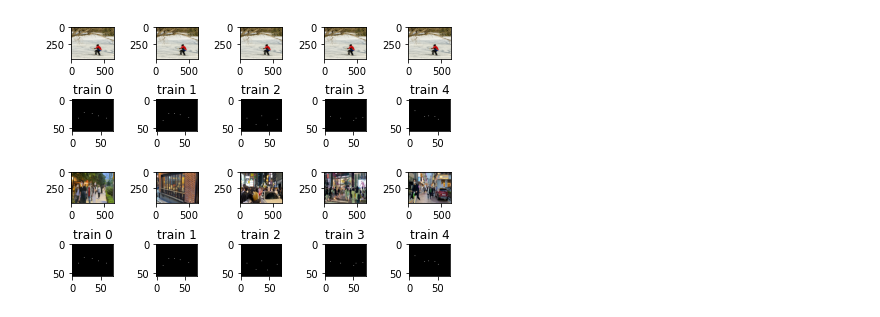
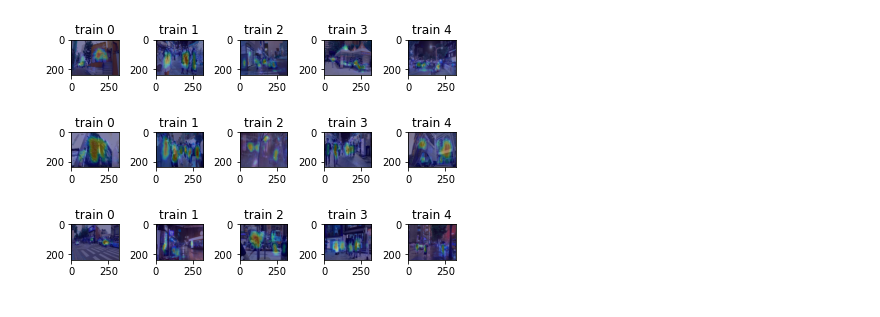
Before and after one commit to yunminjin2/HAF, a Jupyter notebook: train.ipynb, the cells around one changed output. Saved outputs shown, nothing was run; the diff lists cells and outputs as text; code cells hidden in the pictures.

```diff
--- a/train.ipynb
+++ b/train.ipynb
@@ -117,5 +123,5 @@ train_loader =  DataLoader(dataset = trainDataset, batch_size=BATCH_SIZE, shuffl
 # %%
-model = NN.FocusNN3()
+model = NN.FocusNN()
 model = torch.nn.DataParallel(model)
 model.to(device)
 
@@ -216,46 +242,58 @@ Epoch: 12       Training Loss: 40.34438
 # %%
-
-fig, ax = plt.subplots(4, 5)
+fig, ax = plt.subplots(3, 5)
 
 
 for i in range(5):
     randId = int(random.random() * len(trainDataset))
     trainData = trainDataset[randId]
-    preTrainData = preTrainDataset[randId]
     img = trainData[0]
-    pre_img = preTrainData[0]
-    focus = trainData[1]
-    preFocus = preTrainDataset[1]
 
-    data = torch.tensor(pre_img)
+
+    data = torch.tensor(img)
     data = data.permute(2, 0, 1)[None,...]
     data = data.to(device, non_blocking=True).long().float()
-    predictions = model(data).cpu().detach().numpy()[0]
+    predictions = model(data)[0].cpu().detach().numpy()[0]
 
 
-    data2 = torch.tensor(img)
-    data2 = data2.permute(2, 0, 1)[None,...]
-    data2 = data2.to(device, non_blocking=True).long().float()
-    predictions2 = model(data2).cpu().detach().numpy()[0]
+    heatImg = util.cvt2Heatmap(predictions, img)
 
-    # predictions = np.argwhere(x > 0.01)
+    ax[0, i].imshow(heatImg)
+    ax[0, i].set_title("train {}".format(i))
+
+for i in range(5):
+    randId = int(random.random() * len(trainDataset))
+    trainData = trainDataset[randId]
+
+    img = trainData[0]
+    data = torch.tensor(img)
+    data = data.permute(2, 0, 1)[None,...]
+    data = data.to(device, non_blocking=True).long().float()
+    predictions = model(data)[0].cpu().detach().numpy()[0]
 
 
+    heatImg = util.cvt2Heatmap(predictions, img)
+
+    ax[1, i].imshow(heatImg)
+    ax[1, i].set_title("train {}".format(i))
+
+for i in range(5):
+    randId = int(random.random() * len(trainDataset))
+    trainData = trainDataset[randId]
+
+    img = trainData[0]
+
+    data = torch.tensor(img)
+    data = data.permute(2, 0, 1)[None,...]
+    data = data.to(device, non_blocking=True).long().float()
+    predictions = model(data)[0].cpu().detach().numpy()[0]
 
 
+    heatImg = util.cvt2Heatmap(predictions, img)
 
-    ax[0, i].imshow(preImg)
-    ax[1, i].imshow(focus, cmap='gray')
-    ax[1, i].set_title("train {}".format(i))
-
-    ax[2, i].imshow(img)
-    ax[3, i].imshow(focus, cmap='gray')
-    ax[3, i].set_title("train {}".format(i))
-
-
-
+    ax[2, i].imshow(heatImg)
+    ax[2, i].set_title("train {}".format(i))
 
 plt.tight_layout()
 plt.show()
 # %% [output]
-[figure, old version]
+[figure, new version]
```
Also changed, not shown: parts of 11 cells of this notebook, 5 other files.
